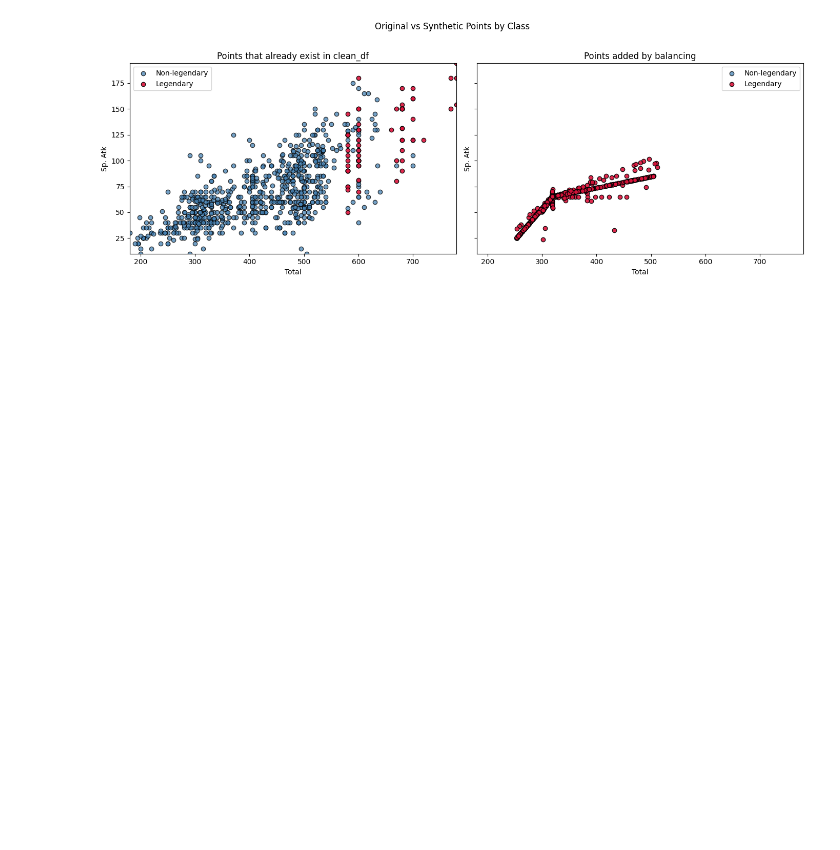
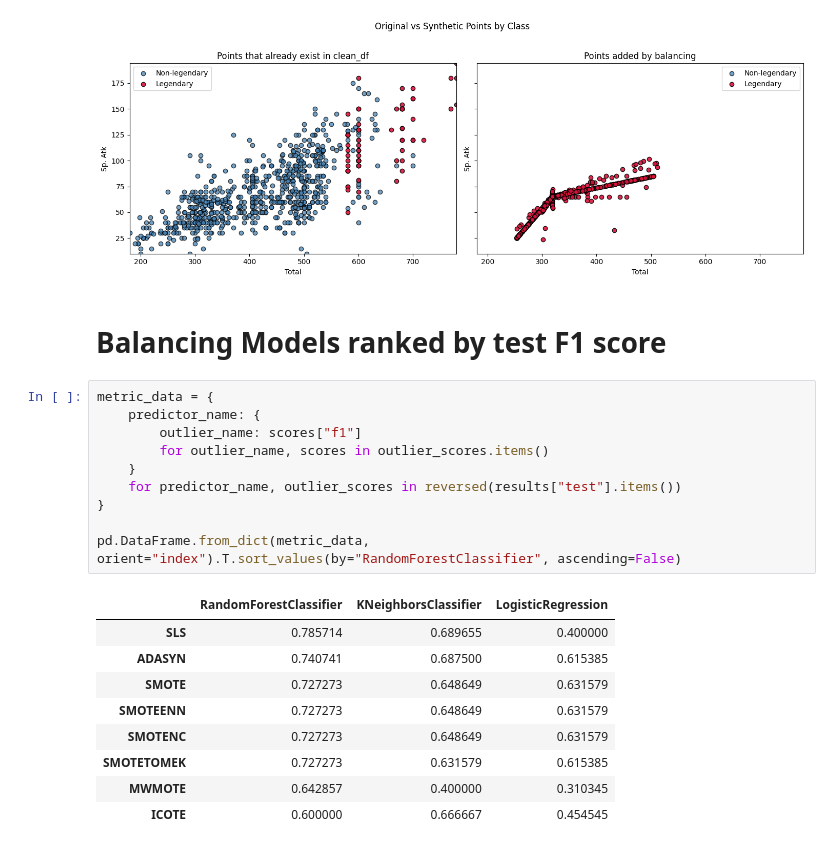
Before and after one commit to IacovlevMaxim/sigmoid_hw, a Jupyter notebook: 17_Class_Balancing/Sigmoid_HW17_Class_Balancing.ipynb, the cells around one changed output. Saved outputs shown, nothing was run; the diff lists cells and outputs as text; blank space fills up the shorter version.

Commit message:
fix: added ranking table and conclusion

```diff
--- a/17_Class_Balancing/Sigmoid_HW17_Class_Balancing.ipynb
+++ b/17_Class_Balancing/Sigmoid_HW17_Class_Balancing.ipynb
@@ -631,3 +616,25 @@ mwmote_df = MWMOTE().balance(clean_df, "Legendary").copy()
 plot_balanced_df(mwmote_df)
 # %% [output]
 [figure]
+# %% [markdown]
+# Balancing Models ranked by test F1 score
+# %%
+metric_data = {
+    predictor_name: {
+        outlier_name: scores["f1"]
+        for outlier_name, scores in outlier_scores.items()
+    }
+    for predictor_name, outlier_scores in reversed(results["test"].items())
+}
+
+pd.DataFrame.from_dict(metric_data, orient="index").T.sort_values(by="RandomForestClassifier", ascending=False)
+# %% [output]
+|  | RandomForestClassifier | KNeighborsClassifier | LogisticRegression |
+| SLS | 0.785714 | 0.689655 | 0.400000 |
+| ADASYN | 0.740741 | 0.687500 | 0.615385 |
+| SMOTE | 0.727273 | 0.648649 | 0.631579 |
+| SMOTEENN | 0.727273 | 0.648649 | 0.631579 |
+| SMOTENC | 0.727273 | 0.648649 | 0.631579 |
+| SMOTETOMEK | 0.727273 | 0.631579 | 0.615385 |
+| MWMOTE | 0.642857 | 0.400000 | 0.310345 |
+| ICOTE | 0.600000 | 0.666667 | 0.454545 |
```
Also changed, not shown: parts of 11 cells of this notebook.
